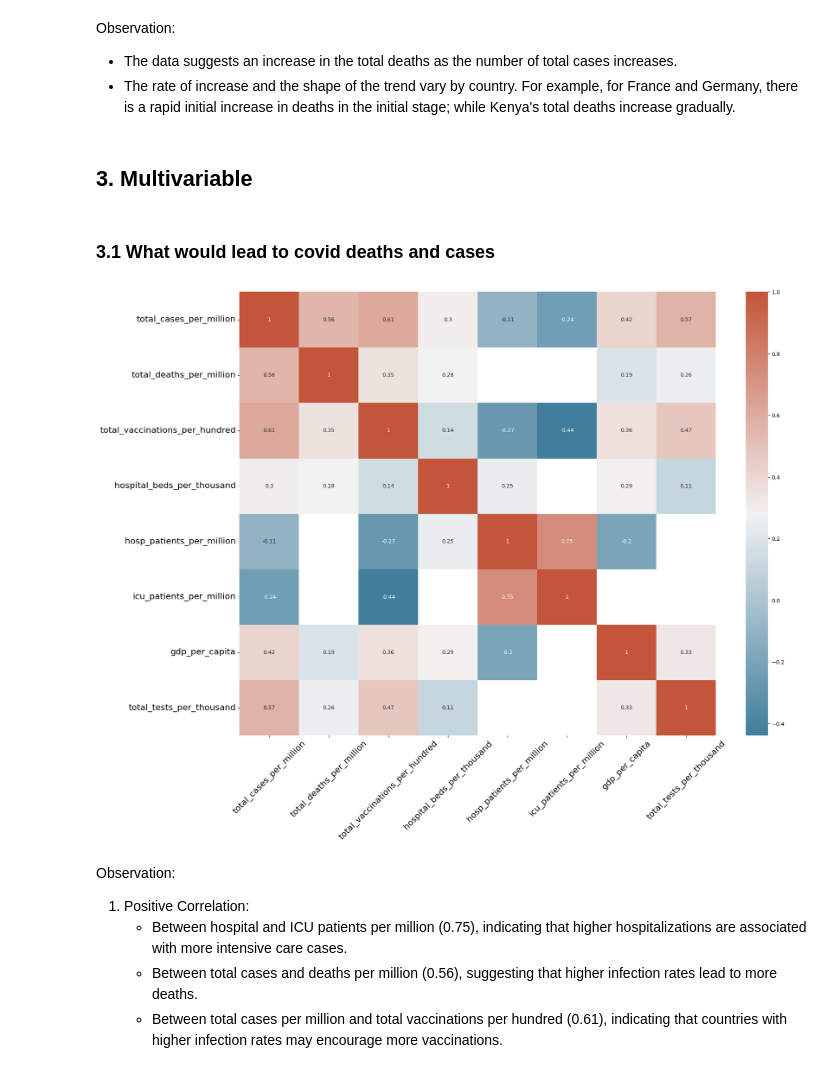
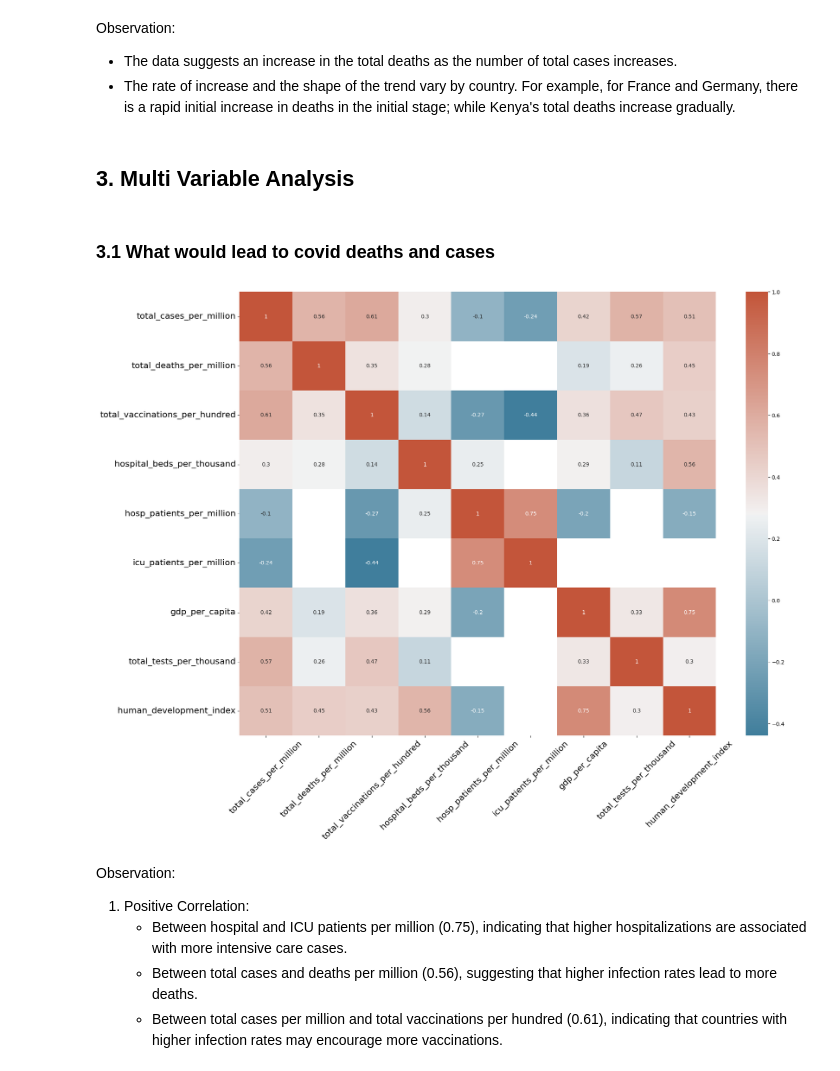
Before and after one commit to fengyu20/covid_data_analysis, a Jupyter notebook: covid_analysis.ipynb, the cells around one changed output. Cells and saved outputs as stored; diff of their text form; code cells hidden in the pictures.

```diff
--- a/covid_analysis.ipynb
+++ b/covid_analysis.ipynb
@@ -227,38 +217,39 @@ Observation:
 - The data suggests an increase in the total deaths as the number of total cases increases.
 - The rate of increase and the shape of the trend vary by country. For example, for France and Germany, there is a rapid initial increase in deaths in the initial stage; while Kenya's total deaths increase gradually.
 # %% [markdown]
-## 3. Multivariable
+## 3. Multi Variable Analysis
 # %% [markdown]
 ### 3.1 What would lead to covid deaths and cases
 # %%
 
 selected_features = [
     'total_cases_per_million',
     'total_deaths_per_million',
     'total_vaccinations_per_hundred',
     'hospital_beds_per_thousand',
     'hosp_patients_per_million',
     'icu_patients_per_million',
     'gdp_per_capita',
-    'total_tests_per_thousand'
+    'total_tests_per_thousand',
+    'human_development_index'
 ]
 
 correlation_matrix_subset = covid_df[selected_features].corr()
 
 ## do not display features that has a low correlation
 mask_low_corr = np.abs(correlation_matrix_subset) < 0.1
 
 plt.figure(figsize=(20, 15))
 
 cmap = sns.diverging_palette(230, 20, as_cmap=True)
 
 sns.heatmap(correlation_matrix_subset, mask=mask_low_corr, annot=True, cmap=cmap)
 
 plt.xticks(rotation=45, fontsize = 16)
 plt.yticks(rotation=0, fontsize = 16)
 plt.show()
 # %% [output]
-[figure, old version]
+[figure, new version]
 # %% [markdown]
 
 Observation:
```
Also changed, not shown: parts of 9 cells of this notebook.
